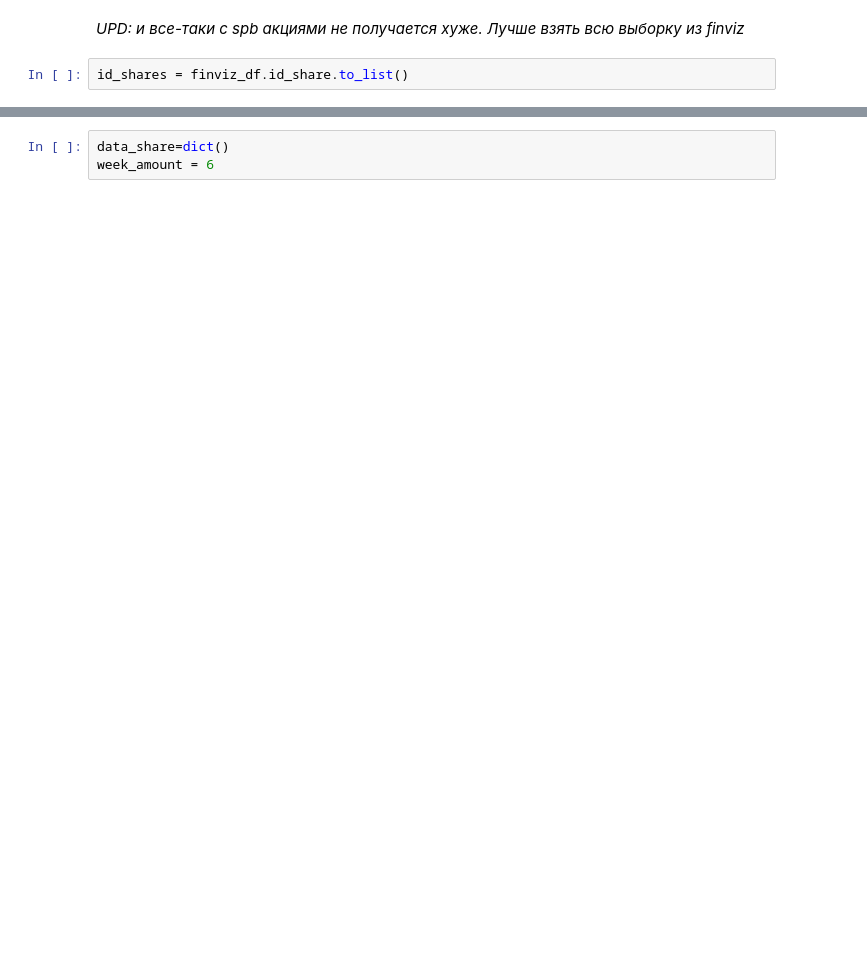
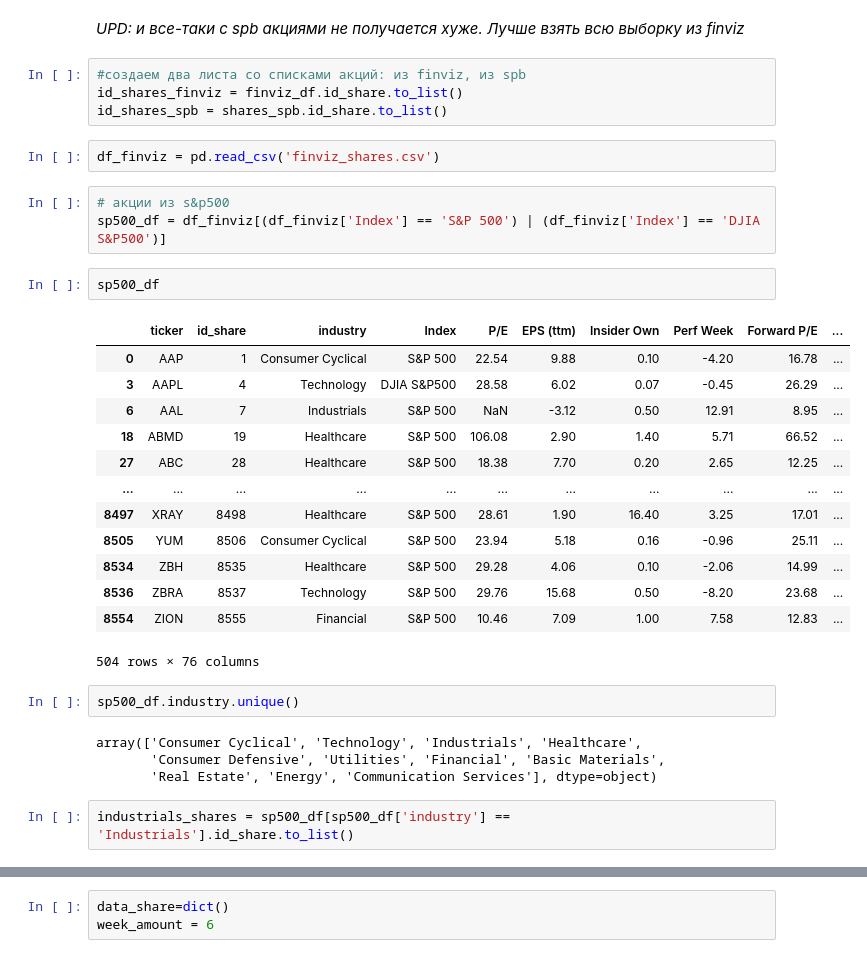
Before and after one commit to lyutov89/Project_share_recommendation, a Jupyter notebook: interactions/interactions.ipynb, the cells around one changed output, grey strips where cells are left out. Saved outputs shown, nothing was run; the diff lists cells and outputs as text; blank space fills up the shorter version.

```diff
--- a/interactions/interactions.ipynb
+++ b/interactions/interactions.ipynb
@@ -196,4 +205,35 @@ shares_spb.to_csv('popular_spb.csv', encoding='utf-8', index=False)
 # %% [markdown]
 _UPD: и все-таки с spb акциями не получается хуже. Лучше взять всю выборку из finviz_
-# %%
-id_shares = finviz_df.id_share.to_list()
+# %%
+#создаем два листа со списками акций: из finviz, из spb
+id_shares_finviz = finviz_df.id_share.to_list()
+id_shares_spb = shares_spb.id_share.to_list()
+# %%
+df_finviz = pd.read_csv('finviz_shares.csv')
+# %%
+# акции из s&p500
+sp500_df = df_finviz[(df_finviz['Index'] == 'S&P 500') | (df_finviz['Index'] == 'DJIA S&P500')]
+# %%
+sp500_df
+# %% [output]
+|  | ticker | id_share | industry | Index | P/E | EPS (ttm) | Insider Own | Perf Week | Forward P/E | ... |
+| 0 | AAP | 1 | Consumer Cyclical | S&P 500 | 22.54 | 9.88 | 0.10 | -4.20 | 16.78 | ... |
+| 3 | AAPL | 4 | Technology | DJIA S&P500 | 28.58 | 6.02 | 0.07 | -0.45 | 26.29 | ... |
+| 6 | AAL | 7 | Industrials | S&P 500 | NaN | -3.12 | 0.50 | 12.91 | 8.95 | ... |
+| 18 | ABMD | 19 | Healthcare | S&P 500 | 106.08 | 2.90 | 1.40 | 5.71 | 66.52 | ... |
+| 27 | ABC | 28 | Healthcare | S&P 500 | 18.38 | 7.70 | 0.20 | 2.65 | 12.25 | ... |
+| ... | ... | ... | ... | ... | ... | ... | ... | ... | ... | ... |
+| 8497 | XRAY | 8498 | Healthcare | S&P 500 | 28.61 | 1.90 | 16.40 | 3.25 | 17.01 | ... |
+| 8505 | YUM | 8506 | Consumer Cyclical | S&P 500 | 23.94 | 5.18 | 0.16 | -0.96 | 25.11 | ... |
+| 8534 | ZBH | 8535 | Healthcare | S&P 500 | 29.28 | 4.06 | 0.10 | -2.06 | 14.99 | ... |
+| 8536 | ZBRA | 8537 | Technology | S&P 500 | 29.76 | 15.68 | 0.50 | -8.20 | 23.68 | ... |
+| 8554 | ZION | 8555 | Financial | S&P 500 | 10.46 | 7.09 | 1.00 | 7.58 | 12.83 | ... |
+504 rows × 76 columns
+# %%
+sp500_df.industry.unique()
+# %% [output]
+array(['Consumer Cyclical', 'Technology', 'Industrials', 'Healthcare',
+       'Consumer Defensive', 'Utilities', 'Financial', 'Basic Materials',
+       'Real Estate', 'Energy', 'Communication Services'], dtype=object)
+# %%
+industrials_shares = sp500_df[sp500_df['industry'] == 'Industrials'].id_share.to_list()
```
Also changed, not shown: parts of 28 cells of this notebook, 1 other file.
